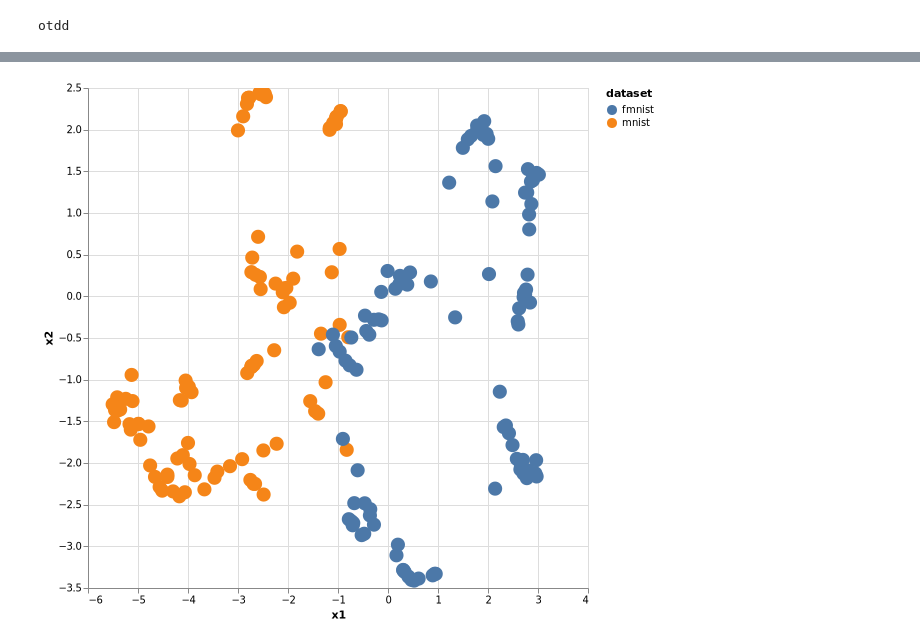
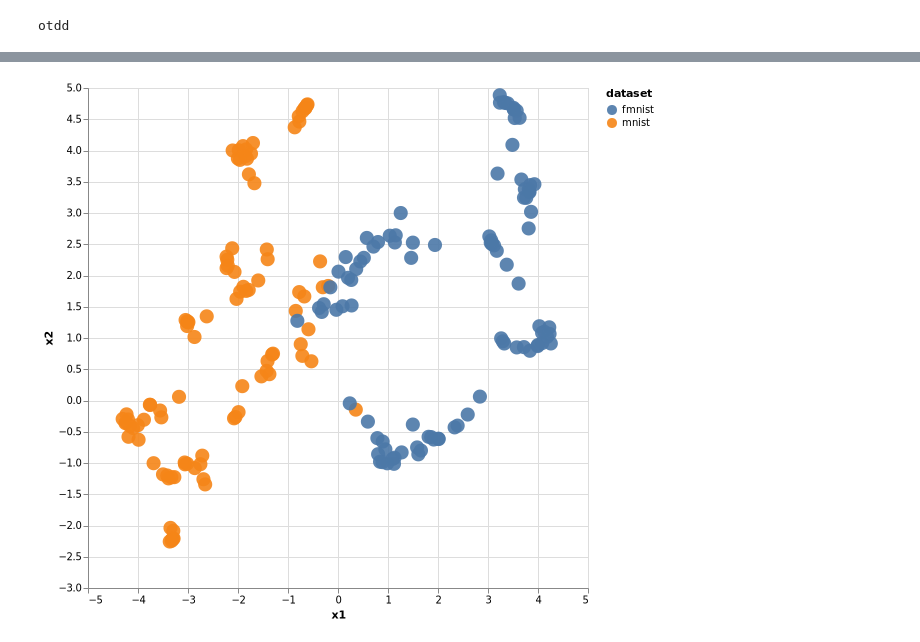
Before and after one commit to davibarreira/Data_Visualization, a Jupyter notebook: Project/OTDD/OTDD.ipynb, the cells around one changed output, grey strips where cells are left out. Cells and saved outputs as stored; diff of their text form; code cells hidden in the pictures.

```diff
--- a/Project/OTDD/OTDD.ipynb
+++ b/Project/OTDD/OTDD.ipynb
@@ -20,7 +18,7 @@ mnist_y = MNIST.trainlabels(1:size(mnist_x, 2));
 fmnist_x = reshape(FashionMNIST.traintensor(Float64),28*28,:);
 fmnist_y = FashionMNIST.trainlabels(1:size(fmnist_x, 2));
 
-N = 1000
+N = 100
 mnist_x  = mnist_x'[1:N,:]
 mnist_y  = mnist_y[1:N]
 fmnist_x = fmnist_x'[1:N,:]
@@ -101,0 +167,7 @@ df = DataFrame(
+# %%
+res_jl = umap(hcat(mnist_x',fmnist_x'); n_neighbors=10, min_dist=0.001, n_epochs=200)'
+df = DataFrame(
+    x1     = res_jl[:,1],
+    x2     = res_jl[:,2],
+    label  = vcat(mnist_y,fmnist_y),
+    dataset= vcat(["mnist" for i in 1:N],["fmnist" for i in 1:N]));
@@ -102,14 +183,14 @@ df = DataFrame(
 # %%
 p1 =@vlplot("data"=df,
-    mark={"type"=:circle,"size"=200,"opacity"=1},
+    mark={"type"=:circle,"size"=200,"opacity"=0.9},
     selection={"grid"={
     "type"=:interval,
     "resolve"=:global,
     "bind"=:scales,
     "translate"="[mousedown[!event.shiftKey], window:mouseup] > window:mousemove!",
                 "zoom"="wheel![!event.shiftKey]"}},
     x={:x1,"type"="quantitative"},
     y={:x2,"type"="quantitative"},
     color={:dataset, "type"="nominal"},"height"=500,"width"=500)
 # %% [output]
-[figure, old version]
+[figure, new version]
```
Also changed, not shown: parts of 15 cells of this notebook, 22 other files.
